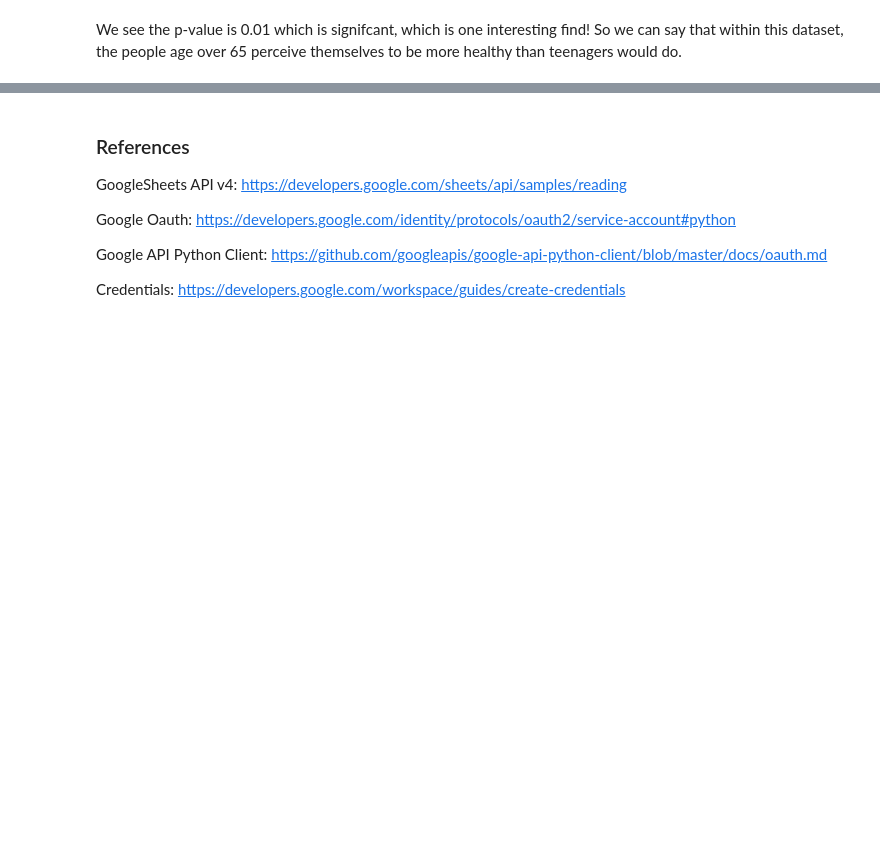
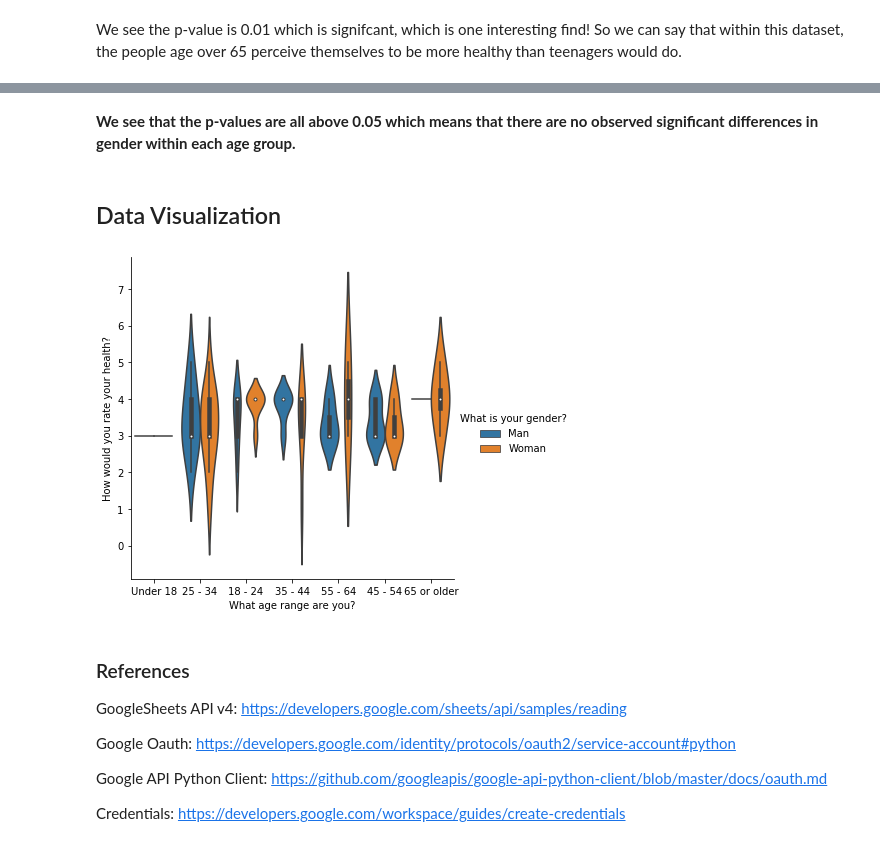
Before and after one commit to jeon11/quant-ux, a Jupyter notebook: GoogleSheets API and Data Analysis.ipynb, the cells around one changed output, grey strips where cells are left out. Drawn from its saved outputs; the diff is of its cells as text; code cells hidden in the pictures; blank space fills up the shorter version.

```diff
--- a/GoogleSheets API and Data Analysis.ipynb
+++ b/GoogleSheets API and Data Analysis.ipynb
@@ -97,8 +97,15 @@ From the code above, we translated the data into pandas dataframe. Using `data.s
 
 Let's have a quick glance at the dataset.
 # %%
+# for simplicity, let's constrain the gender option to only two
+gender_options = ['Man', 'Woman']
+data = data[data['What is your gender?'].isin(gender_options)]
+
 print('There are total ' + str(len(data)) + ' participants.')
 print('The survey consists of ' + str(data.shape[1]) + ' questions (columns in the dataframe).')
 
 data.head(3)
+
+# convert the column string values to integers
+data['How would you rate your health?'] = data['How would you rate your health?'].astype(int)
 # %% [output]
@@ -224,3 +261,12 @@ data
+# %% [markdown]
+**We see that the p-values are all above 0.05 which means that there are no observed significant differences in gender within each age group.**
+# %% [markdown]
+## Data Visualization
+# %%
+age_plot = sns.catplot(x='What age range are you?', y='How would you rate your health?', \
+                       hue='What is your gender?', kind="violin", data=data);
+# %% [output]
+[figure, added]
 # %% [markdown]
 ### References
 
```
Also changed, not shown: parts of 13 cells of this notebook.
